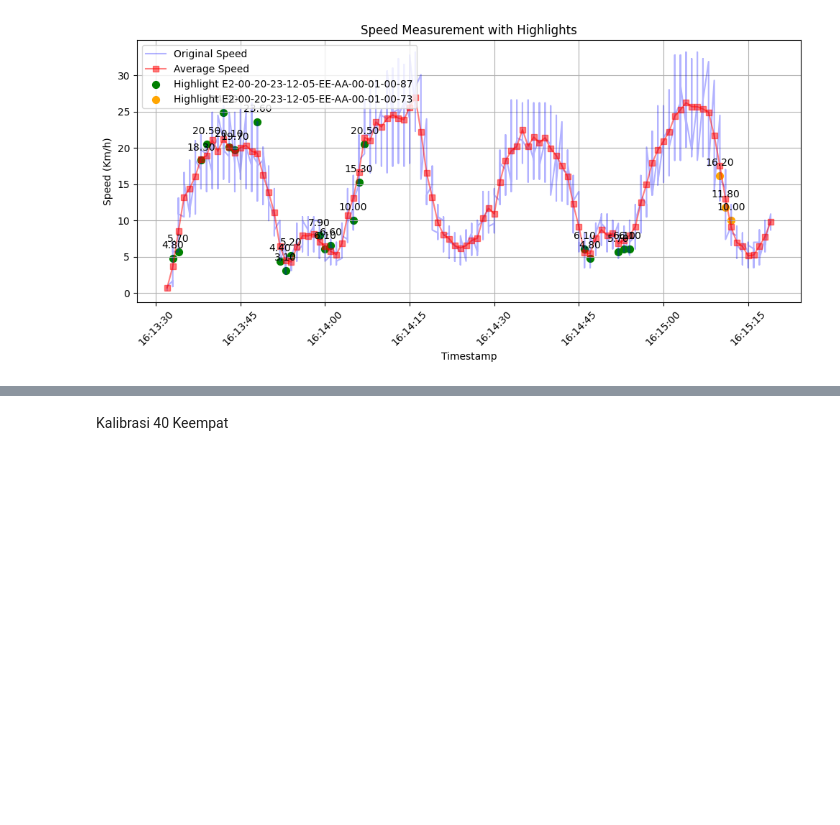
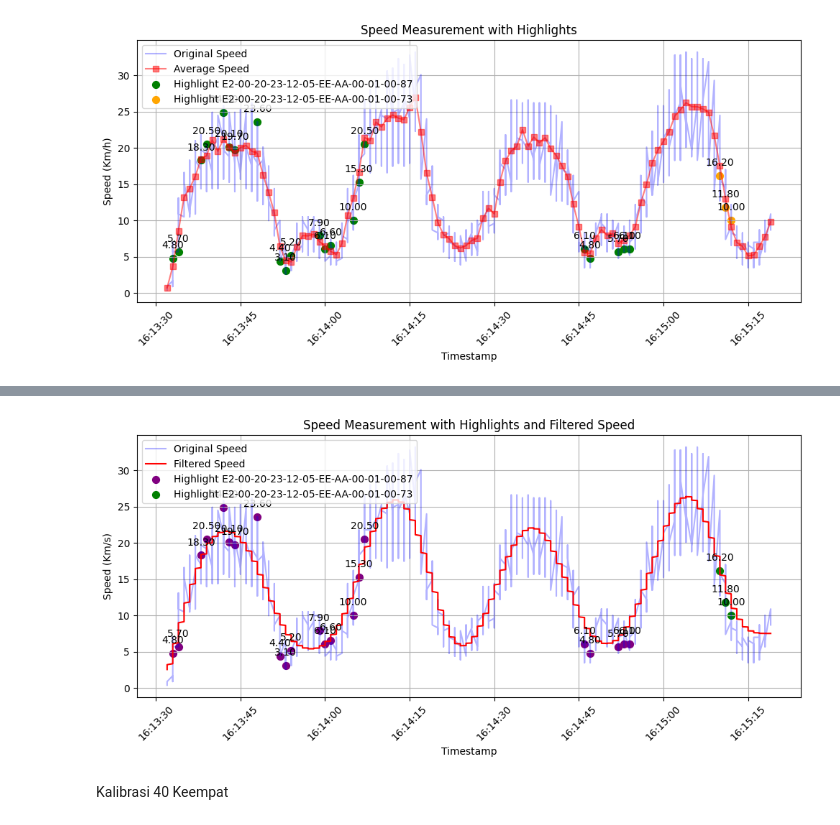
Before and after one commit to aliftffd/Data_kalibrasi, a Jupyter notebook: data.ipynb, the cells around one changed output, grey strips where cells are left out. Saved outputs shown, nothing was run; the diff lists cells and outputs as text; code cells hidden in the pictures; blank space fills up the shorter version.

```diff
--- a/data.ipynb
+++ b/data.ipynb
@@ -348,7 +348,7 @@ Timestamp
 [figure]
 # %%
 def apply_low_pass_filter(speed_data):
-    cutoff_frequency = 0.055
+    cutoff_frequency = 0.05
     order = 4
 
     # Set up the low-pass filter
@@ -453,3 +453,55 @@ Timestamp
 2024-06-09 16:15:11      TAG 1  E2-00-20-23-12-05-EE-AA-00-01-00-73   11.8
 2024-06-09 16:15:12      TAG 1  E2-00-20-23-12-05-EE-AA-00-01-00-73   10.0
 [figure]
+# %%
+def apply_low_pass_filter(speed_data):
+    cutoff_frequency = 0.008
+    order = 4
+
+    # Set up the low-pass filter
+    b, a = butter(order, cutoff_frequency, btype='low')
+
+    # Apply the filter to the speed data
+    filtered_speed_data = filtfilt(b, a, speed_data)
+
+    return filtered_speed_data
+
+df = pd.read_csv('kalibrasi 40.csv')
+
+df['Timestamp'] = pd.to_datetime(df['Timestamp'])
+df = df.drop(df.index[1986:2174])
+df = df.drop(df.index[0:34])
+
+df.set_index('Timestamp', inplace=True)
+
+# Apply low-pass filter to the speed data
+df['Filtered Speed'] = apply_low_pass_filter(df['Speed'])
+
+plt.figure(figsize=(10, 5))
+
+plt.plot(df.index, df['Speed'], label='Original Speed', color='blue', linestyle='-', alpha=0.3)
+plt.plot(df.index, df['Filtered Speed'], label='Filtered Speed',color='red', linestyle='-', alpha=1,)
+
+highlight_tags = ["E2-00-20-23-12-05-EE-AA-00-01-00-87", "E2-00-20-23-12-05-EE-AA-00-01-00-73"]
+colors = ['purple', 'green']
+
+tag_groups = df.groupby('Tag ID')
+for tag_id, color in zip(highlight_tags, colors):
+    if tag_id in tag_groups.groups:
+        group = tag_groups.get_group(tag_id)
+        print(group)
+        plt.scatter(group.index, group['Speed'], label=f'Highlight {tag_id}', s=50, marker='o', color=color)
+
+        for time, speed in group['Speed'].items():
+            plt.annotate(f'{speed:.2f}', (time, speed), textcoords="offset points", xytext=(0,10), ha='center')
+
+plt.title('Speed Measurement with Highlights and Filtered Speed')
+plt.xlabel('Timestamp')
+plt.ylabel('Speed (Km/s)')
+plt.legend()
+plt.xticks(rotation=45)
+plt.tight_layout()
+plt.grid(True)
+
+plt.show()
+# %% [output]
@@ -456,3 +525,4 @@ Timestamp
+[figure, added]
 # %% [markdown]
 Kalibrasi 40 Keempat
 # %%
```
Also changed, not shown: parts of 10 cells of this notebook.
